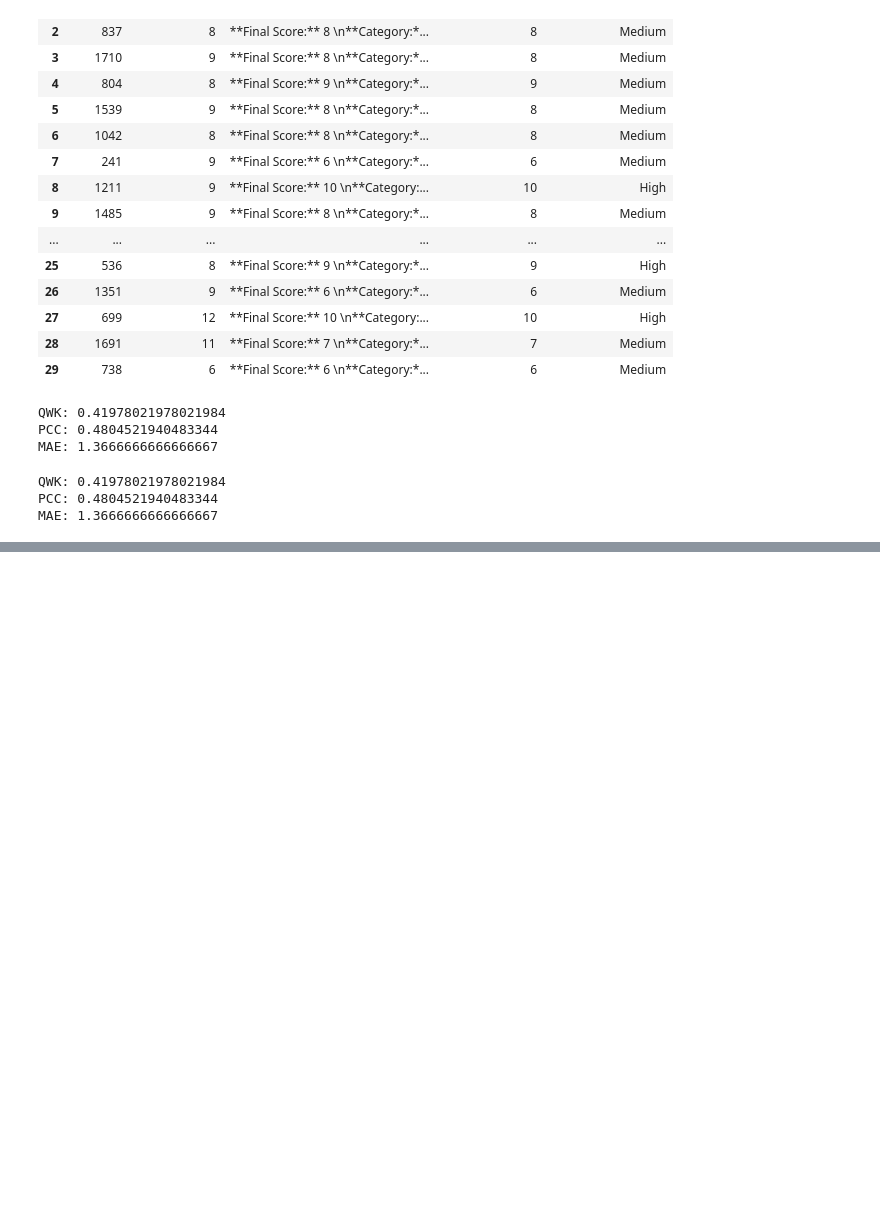
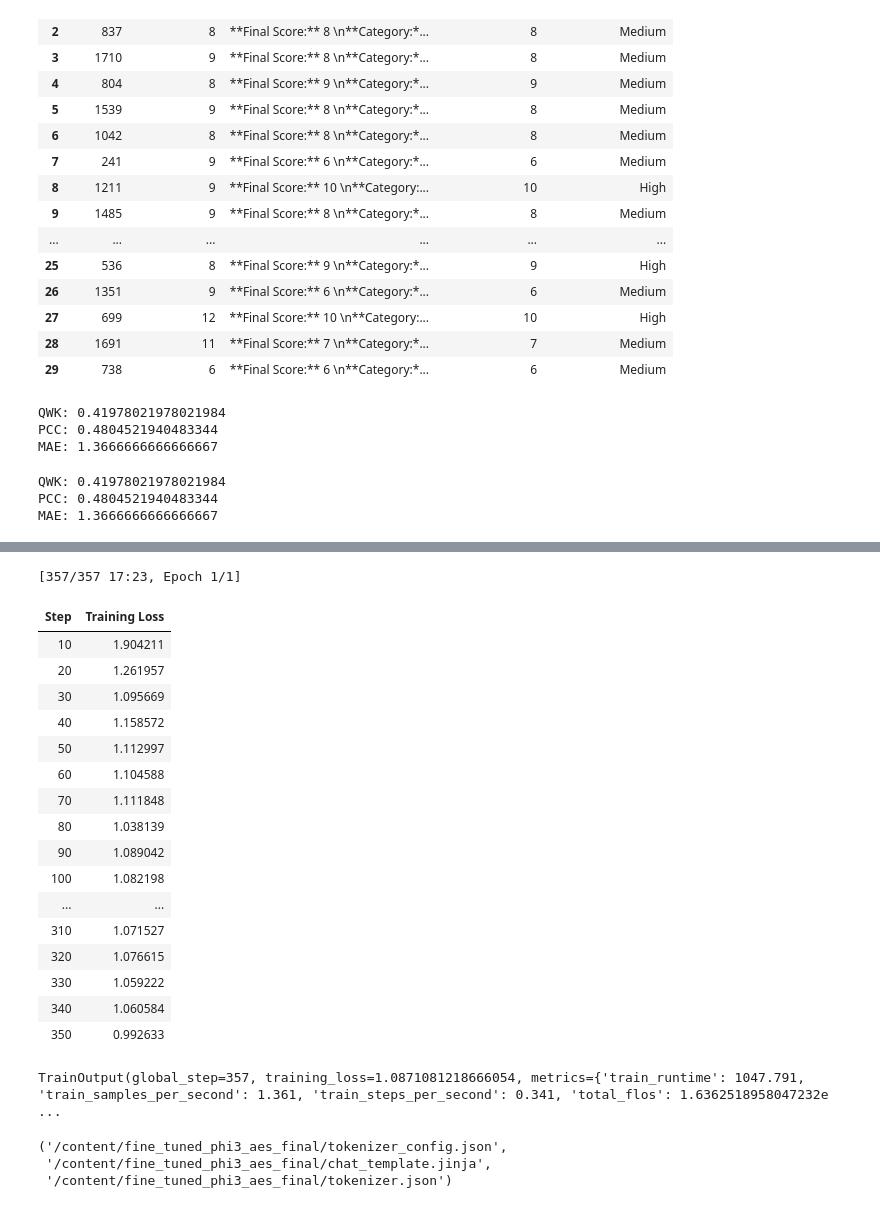
Before and after one commit to MalakSalehh/Thesis-datasets, a Jupyter notebook: FINAL.ipynb, the cells around one changed output, grey strips where cells are left out. Saved outputs shown, nothing was run; the diff lists cells and outputs as text; code cells hidden in the pictures; blank space fills up the shorter version.

```diff
--- a/FINAL.ipynb
+++ b/FINAL.ipynb
@@ -334,0 +614,11 @@ MAE: 1.3666666666666667
+# %%
+tokenized_train = tokenized_train.remove_columns(
+    [col for col in tokenized_train.column_names if col not in ["input_ids", "attention_mask", "labels"]]
+)
+
+tokenized_test = tokenized_test.remove_columns(
+    [col for col in tokenized_test.column_names if col not in ["input_ids", "attention_mask", "labels"]]
+)
+
+print(tokenized_train)
+print(tokenized_test)
@@ -334,0 +634,58 @@ MAE: 1.3666666666666667
+# %%
+from transformers import TrainingArguments, Trainer, DataCollatorForLanguageModeling
+
+training_args = TrainingArguments(
+    output_dir="/content/fine_tuned_phi3_aes",
+    per_device_train_batch_size=1,
+    per_device_eval_batch_size=1,
+    gradient_accumulation_steps=4,
+    num_train_epochs=1,
+    learning_rate=2e-4,
+    logging_steps=10,
+    save_strategy="epoch",
+    eval_strategy="no",
+    fp16=True,
+    report_to="none"
+)
+
+data_collator = DataCollatorForLanguageModeling(
+    tokenizer=tokenizer,
+    mlm=False
+)
+# %%
+trainer = Trainer(
+    model=model,
+    args=training_args,
+    train_dataset=tokenized_train,
+    eval_dataset=tokenized_test,
+    data_collator=data_collator
+)
+# %%
+trainer.train()
+# %% [output]
+[357/357 17:23, Epoch 1/1]
+| Step | Training Loss |
+| 10 | 1.904211 |
+| 20 | 1.261957 |
+| 30 | 1.095669 |
+| 40 | 1.158572 |
+| 50 | 1.112997 |
+| 60 | 1.104588 |
+| 70 | 1.111848 |
+| 80 | 1.038139 |
+| 90 | 1.089042 |
+| 100 | 1.082198 |
+| ... | ... |
+| 310 | 1.071527 |
+| 320 | 1.076615 |
+| 330 | 1.059222 |
+| 340 | 1.060584 |
+| 350 | 0.992633 |
+TrainOutput(global_step=357, training_loss=1.0871081218666054, metrics={'train_runtime': 1047.791, 'train_samples_per_second': 1.361, 'train_steps_per_second': 0.341, 'total_flos': 1.6362518958047232e ...
+# %%
+model.save_pretrained("/content/fine_tuned_phi3_aes_final")
+tokenizer.save_pretrained("/content/fine_tuned_phi3_aes_final")
+# %% [output]
+('/content/fine_tuned_phi3_aes_final/tokenizer_config.json',
+ '/content/fine_tuned_phi3_aes_final/chat_template.jinja',
+ '/content/fine_tuned_phi3_aes_final/tokenizer.json')
```
Also changed, not shown: parts of 22 cells of this notebook.
